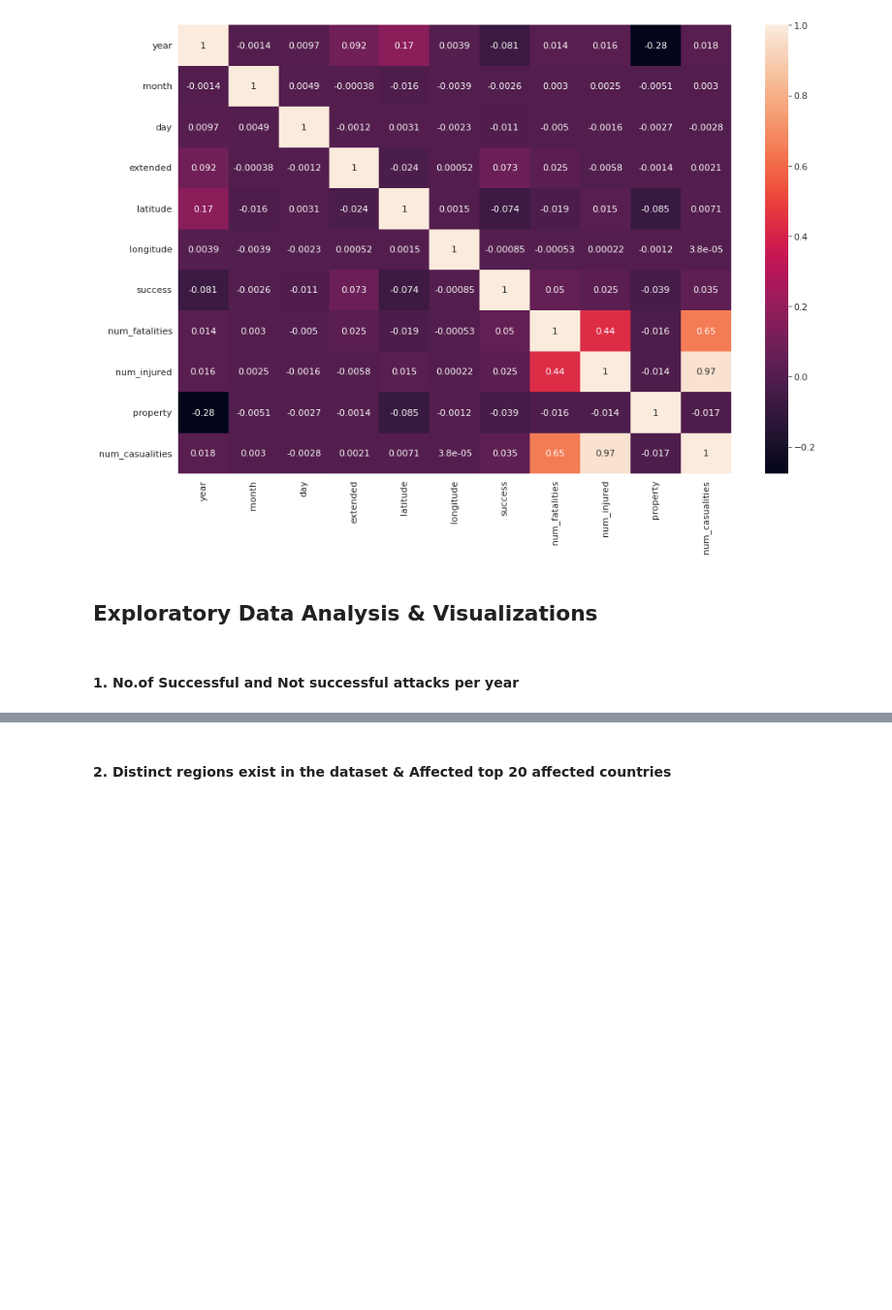
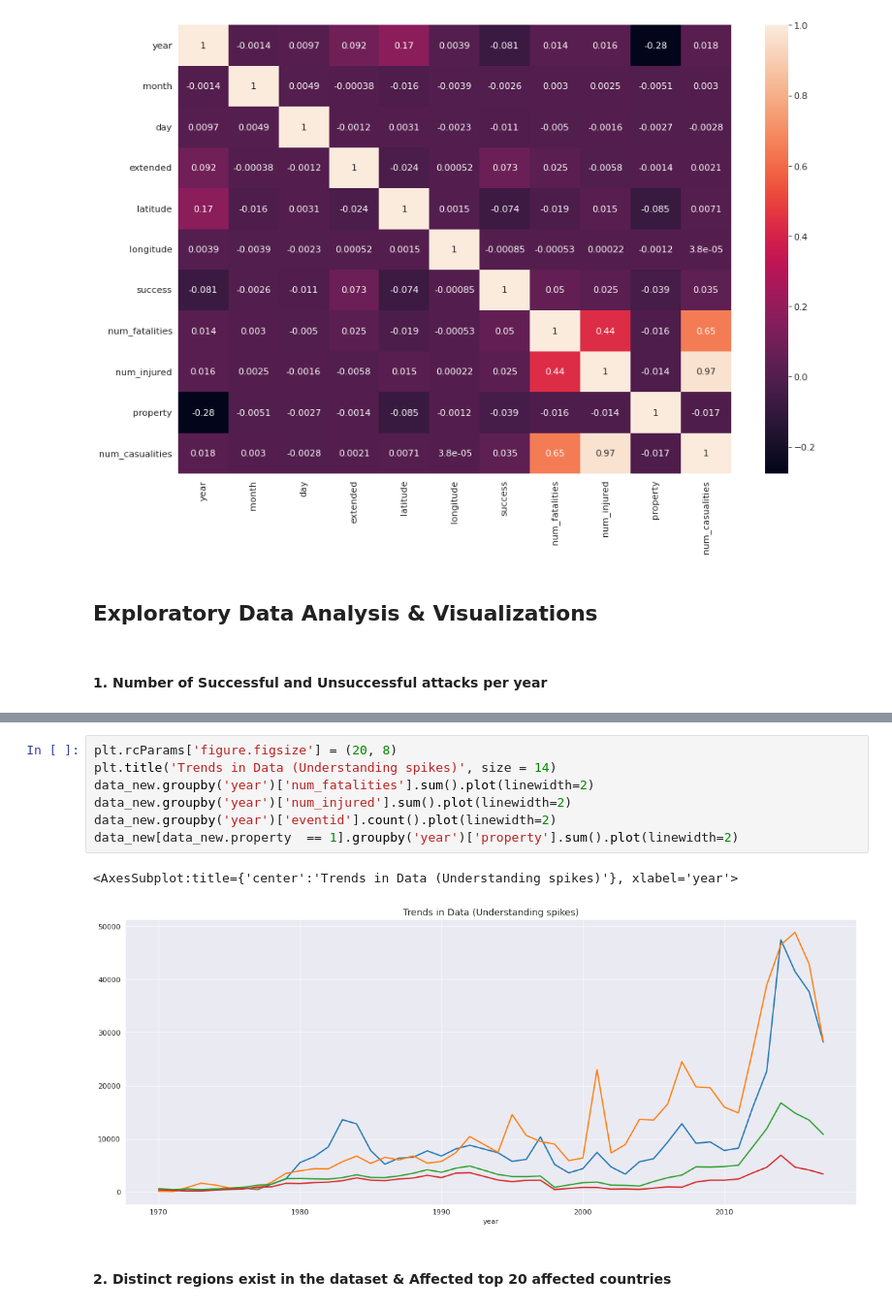
Before and after one commit to JozJozmin/GTD-, a Jupyter notebook: global-terrorism-analysis-capstone-project-ipynb.ipynb, the cells around one changed output, grey strips where cells are left out. Shown at 97% size. Drawn from its saved outputs; the diff is of its cells as text; blank space fills up the shorter version.

```diff
--- a/global-terrorism-analysis-capstone-project-ipynb.ipynb
+++ b/global-terrorism-analysis-capstone-project-ipynb.ipynb
@@ -503,7 +510,7 @@ plt.show()
 # %% [markdown]
 ## Exploratory Data Analysis & Visualizations
 # %% [markdown]
-#### 1. No.of Successful and Not successful attacks per year
+#### 1. Number of Successful and Unsuccessful attacks per year
 # %%
 plt.rcParams['figure.figsize'] = (20, 5)
 fig = px.histogram(data_new,
@@ -516,6 +523,16 @@ fig.update_xaxes(tickangle= -90)
 fig.show()
 # %% [output]
 [interactive output not drawn]
+# %%
+plt.rcParams['figure.figsize'] = (20, 8)
+plt.title('Trends in Data (Understanding spikes)', size = 14)
+data_new.groupby('year')['num_fatalities'].sum().plot(linewidth=2)
+data_new.groupby('year')['num_injured'].sum().plot(linewidth=2)
+data_new.groupby('year')['eventid'].count().plot(linewidth=2)
+data_new[data_new.property  == 1].groupby('year')['property'].sum().plot(linewidth=2)
+# %% [output]
+<AxesSubplot:title={'center':'Trends in Data (Understanding spikes)'}, xlabel='year'>
+[figure, added]
 # %% [markdown]
 #### 2. Distinct regions exist in the dataset & Affected top 20 affected countries
 # %%
```
Also changed, not shown: parts of 41 cells of this notebook.
